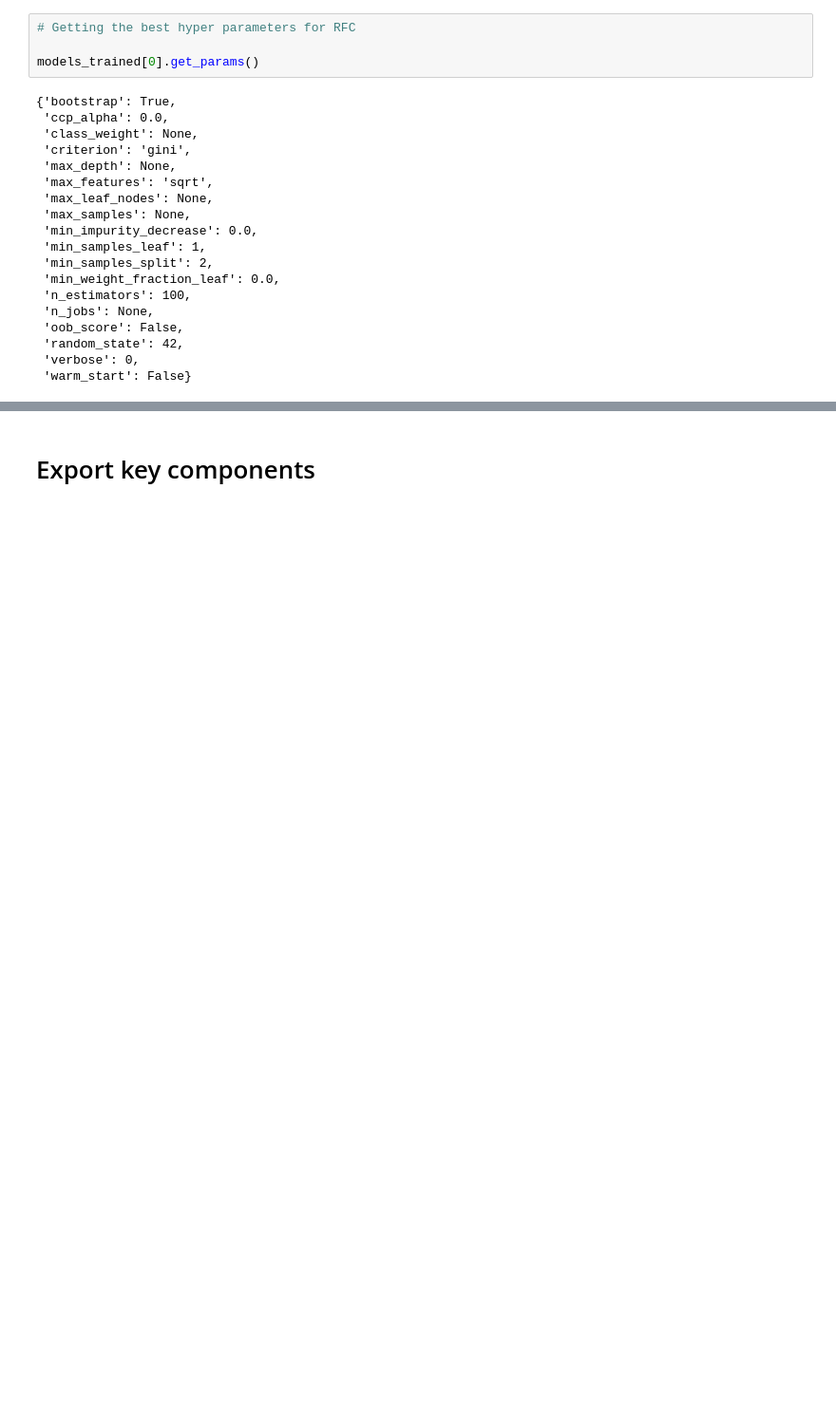
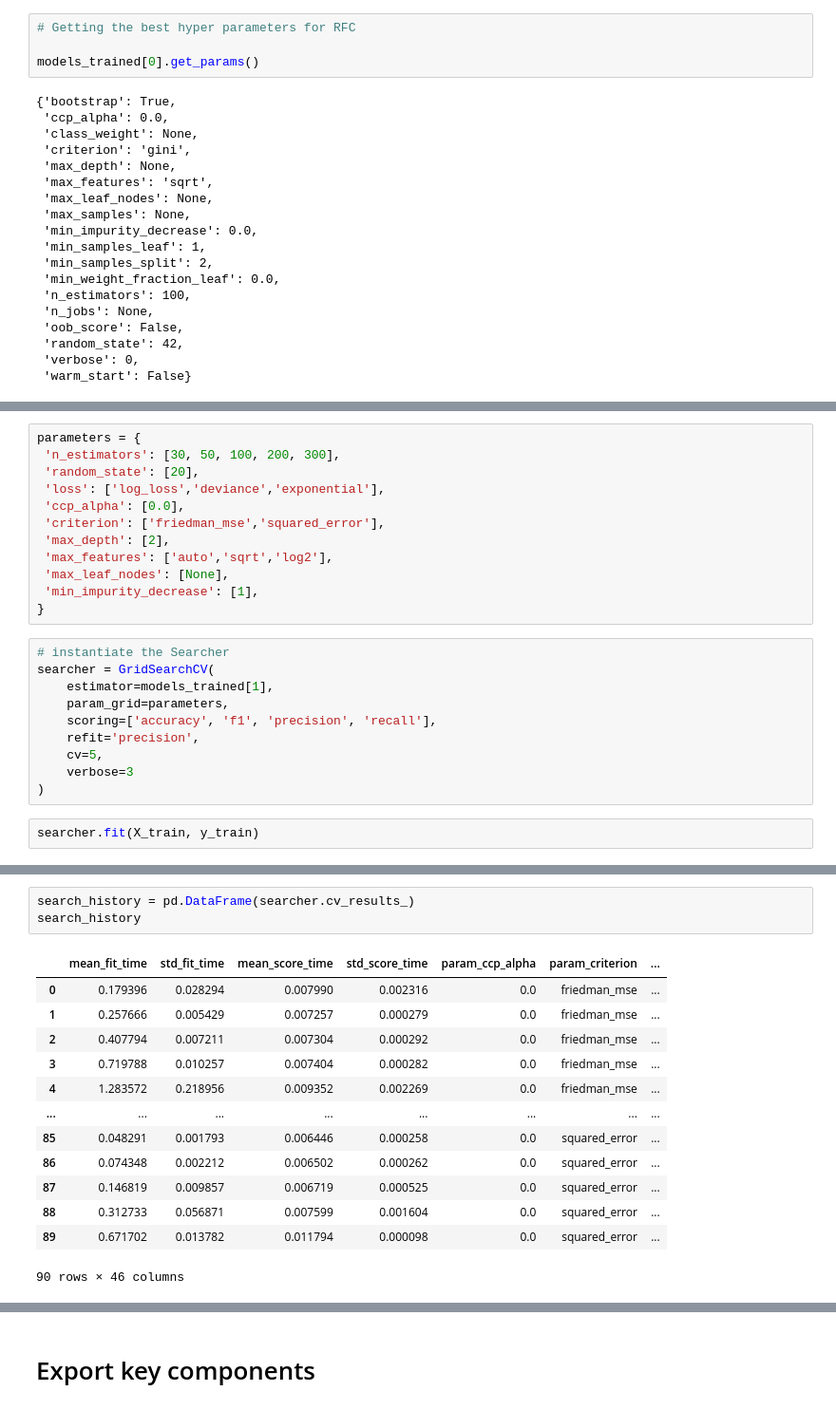
Before and after one commit to muchaimaryanne/Telco-Customer-Churn, a Jupyter notebook: Customer_churn_prediction.ipynb, the cells around one changed output, grey strips where cells are left out. Shown at 95% size. Saved outputs shown, nothing was run; the diff lists cells and outputs as text; blank space fills up the shorter version.

```diff
--- a/Customer_churn_prediction.ipynb
+++ b/Customer_churn_prediction.ipynb
@@ -1436,0 +1482,24 @@ AttributeError: ignored
+# %%
+parameters = {
+ 'n_estimators': [30, 50, 100, 200, 300],
+ 'random_state': [20],
+ 'loss': ['log_loss','deviance','exponential'],
+ 'ccp_alpha': [0.0],
+ 'criterion': ['friedman_mse','squared_error'],
+ 'max_depth': [2],
+ 'max_features': ['auto','sqrt','log2'],
+ 'max_leaf_nodes': [None],
+ 'min_impurity_decrease': [1],
+}
+# %%
+# instantiate the Searcher
+searcher = GridSearchCV(
+    estimator=models_trained[1],
+    param_grid=parameters,
+    scoring=['accuracy', 'f1', 'precision', 'recall'],
+    refit='precision',
+    cv=5,
+    verbose=3
+)
+# %%
+searcher.fit(X_train, y_train)
@@ -1436,0 +1535,17 @@ AttributeError: ignored
+# %%
+search_history = pd.DataFrame(searcher.cv_results_)
+search_history
+# %% [output]
+|  | mean_fit_time | std_fit_time | mean_score_time | std_score_time | param_ccp_alpha | param_criterion | ... |
+| 0 | 0.179396 | 0.028294 | 0.007990 | 0.002316 | 0.0 | friedman_mse | ... |
+| 1 | 0.257666 | 0.005429 | 0.007257 | 0.000279 | 0.0 | friedman_mse | ... |
+| 2 | 0.407794 | 0.007211 | 0.007304 | 0.000292 | 0.0 | friedman_mse | ... |
+| 3 | 0.719788 | 0.010257 | 0.007404 | 0.000282 | 0.0 | friedman_mse | ... |
+| 4 | 1.283572 | 0.218956 | 0.009352 | 0.002269 | 0.0 | friedman_mse | ... |
+| ... | ... | ... | ... | ... | ... | ... | ... |
+| 85 | 0.048291 | 0.001793 | 0.006446 | 0.000258 | 0.0 | squared_error | ... |
+| 86 | 0.074348 | 0.002212 | 0.006502 | 0.000262 | 0.0 | squared_error | ... |
+| 87 | 0.146819 | 0.009857 | 0.006719 | 0.000525 | 0.0 | squared_error | ... |
+| 88 | 0.312733 | 0.056871 | 0.007599 | 0.001604 | 0.0 | squared_error | ... |
+| 89 | 0.671702 | 0.013782 | 0.011794 | 0.000098 | 0.0 | squared_error | ... |
+90 rows × 46 columns
```
Also changed, not shown: parts of 20 cells of this notebook.
